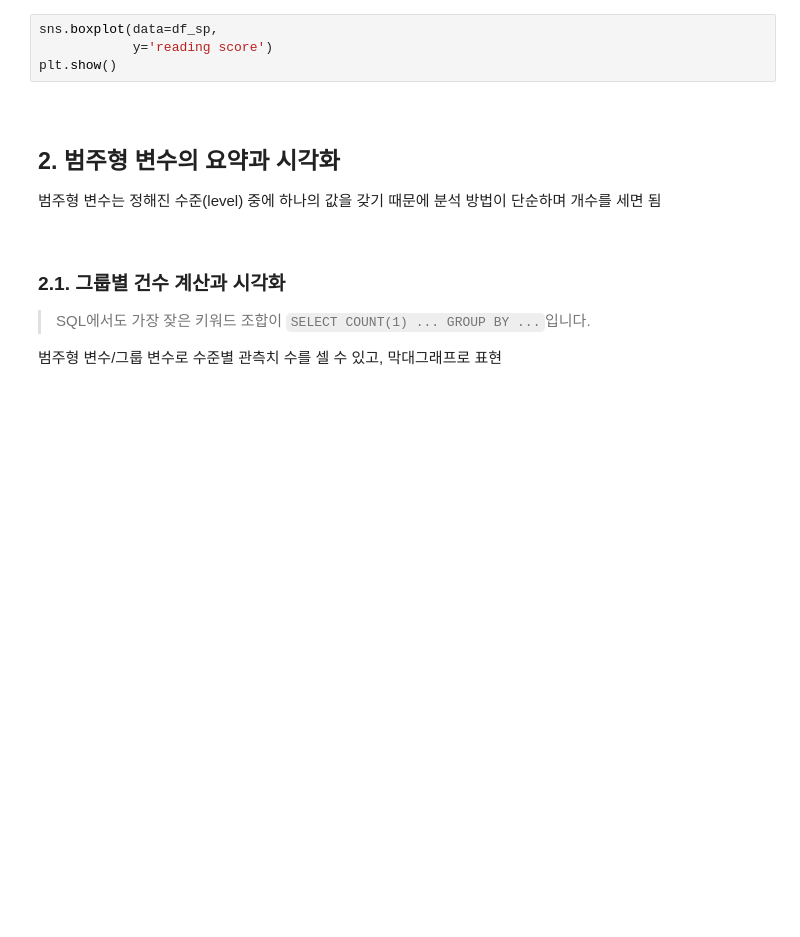
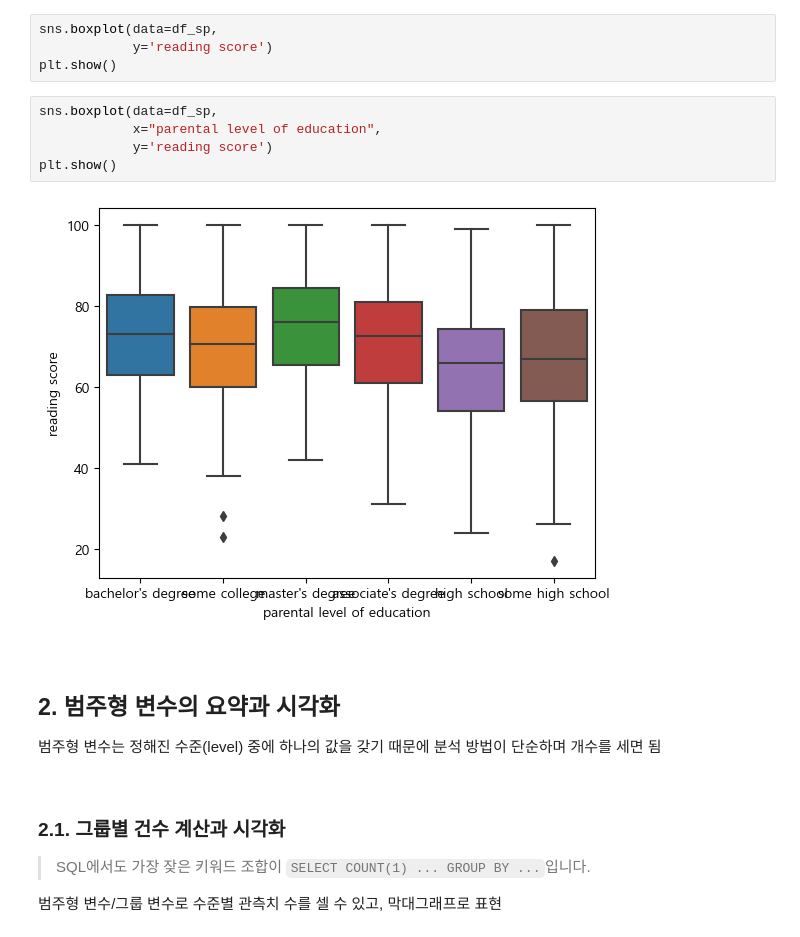
Before and after one commit to jonhpark7966/fastcampus_python_data_analysis, a Jupyter notebook: 20230516_Btime/05_데이터 집계와 시각화.ipynb, the cells around one changed output. Drawn from its saved outputs; the diff is of its cells as text; blank space fills up the shorter version.

```diff
--- a/20230516_Btime/05_데이터 집계와 시각화.ipynb
+++ b/20230516_Btime/05_데이터 집계와 시각화.ipynb
@@ -188,6 +188,13 @@ df_sp["reading score"].quantile([0.0,0.25,0.5,0.75,1.0])
 sns.boxplot(data=df_sp,
             y='reading score')
 plt.show()
+# %%
+sns.boxplot(data=df_sp,
+            x="parental level of education",
+            y='reading score')
+plt.show()
+# %% [output]
+[figure, added]
 # %% [markdown]
 <br>
 
```
Also changed, not shown: parts of 13 cells of this notebook, 1 other file.
